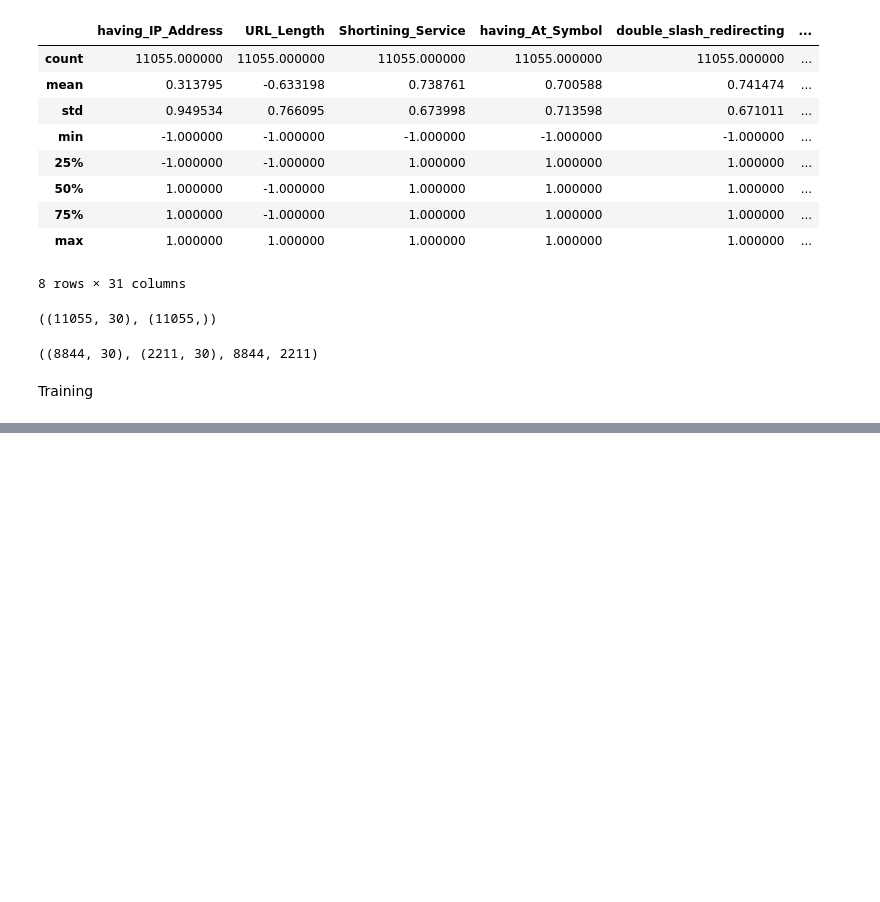
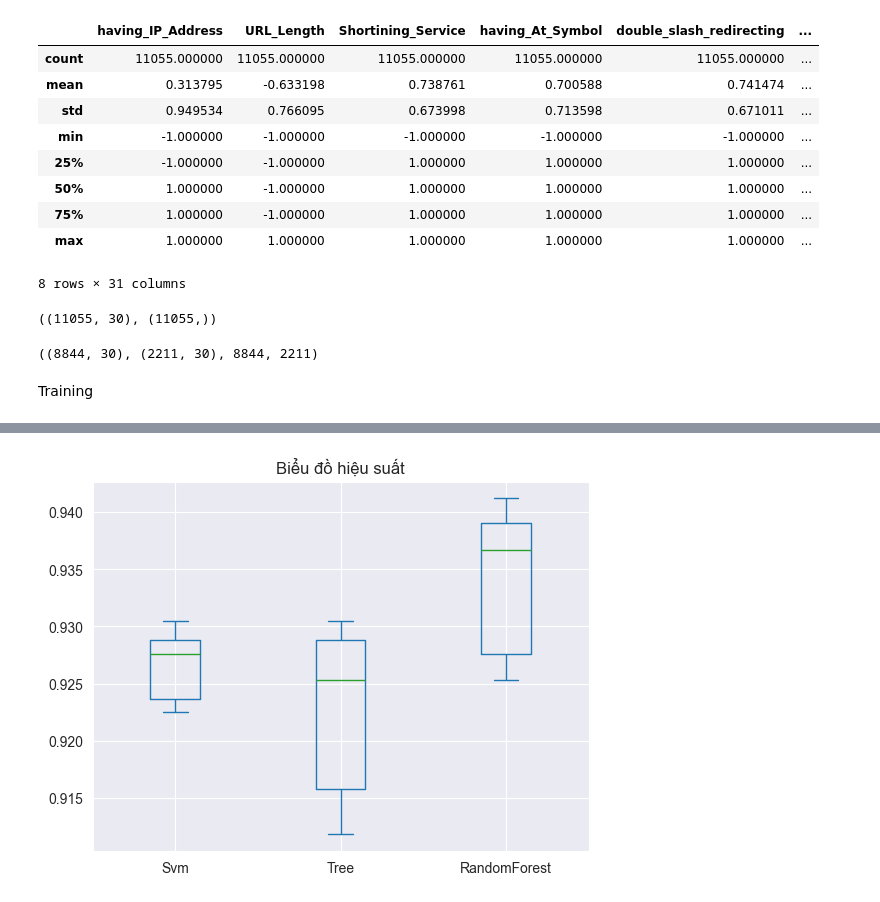
Before and after one commit to CallMeIAmTDF/BTL_Hoc_May, a Jupyter notebook: jupyter/training.ipynb, the cells around one changed output, grey strips where cells are left out. Cells and saved outputs as stored; diff of their text form; code cells hidden in the pictures; blank space fills up the shorter version.

```diff
--- a/jupyter/training.ipynb
+++ b/jupyter/training.ipynb
@@ -134,5 +133,6 @@ svm_accuracy_test = accuracy_score(y_test, y_svm_pred_test)
 print("SVM: Độ chính xác trên dữ liệu đào tạo: {:.3f}".format(svm_accuracy_train))
 print("SVM: Độ chính xác trên dữ liệu thử: {:.3f}".format(svm_accuracy_test))
 save_models_trains_tests("SVM", svm_accuracy_train, svm_accuracy_test)
+svm_cv = pd.Series(cross_val_score(svm, x_train, y_train, cv=5))
 # %% [output]
 SVM: Độ chính xác trên dữ liệu đào tạo: 0.927
@@ -148,4 +148,6 @@ accuracy_test = accuracy_score(y_test, y_tree_pred_test)
 print("Decision Tree: Độ chính xác trên dữ liệu đào tạo: {:.3f}".format(accuracy_train))
 print("Decision Tree: Độ chính xác trên dữ liệu thử: {:.3f}".format(accuracy_test))
 save_models_trains_tests("Decision Tree", accuracy_train, accuracy_test)
+tree_cv = pd.Series(cross_val_score(tree, x_train, y_train, cv=5))
+tree_cv
 # %% [output]
@@ -162,5 +170,7 @@ rf_accuracy_test = accuracy_score(y_test, y_rf_pred_test)
 print("RandomForest: Độ chính xác trên dữ liệu đào tạo: {:.3f}".format(rf_accuracy_train))
 print("RandomForest: Độ chính xác trên dữ liệu thử: {:.3f}".format(rf_accuracy_test))
 save_models_trains_tests("RandomForest", rf_accuracy_train, rf_accuracy_test)
+rf_cv = pd.Series(cross_val_score(rf, X=x_test, y=y_test, cv=5))
+rf_cv
 # %% [output]
 RandomForest: Độ chính xác trên dữ liệu đào tạo: 0.932
@@ -188,0 +205,5 @@ pickle.dump(tree, open('../models/tree.pkl', 'wb'))
+# %%
+model_compare = pd.concat([svm_cv, tree_cv, rf_cv], axis=1)
+model_compare["index"] = list(model_compare.index)
+model_compare.columns=(["Svm", "Tree", "RandomForest", "index"])
+model_compare
@@ -188,0 +229,6 @@ pickle.dump(tree, open('../models/tree.pkl', 'wb'))
+# %%
+model_compare.drop("index", axis=1).plot.box()
+plt.title("Biểu đồ hiệu suất")
+plt.show()
+# %% [output]
+[figure, added]
```
Also changed, not shown: parts of 18 cells of this notebook, 4 other files.
